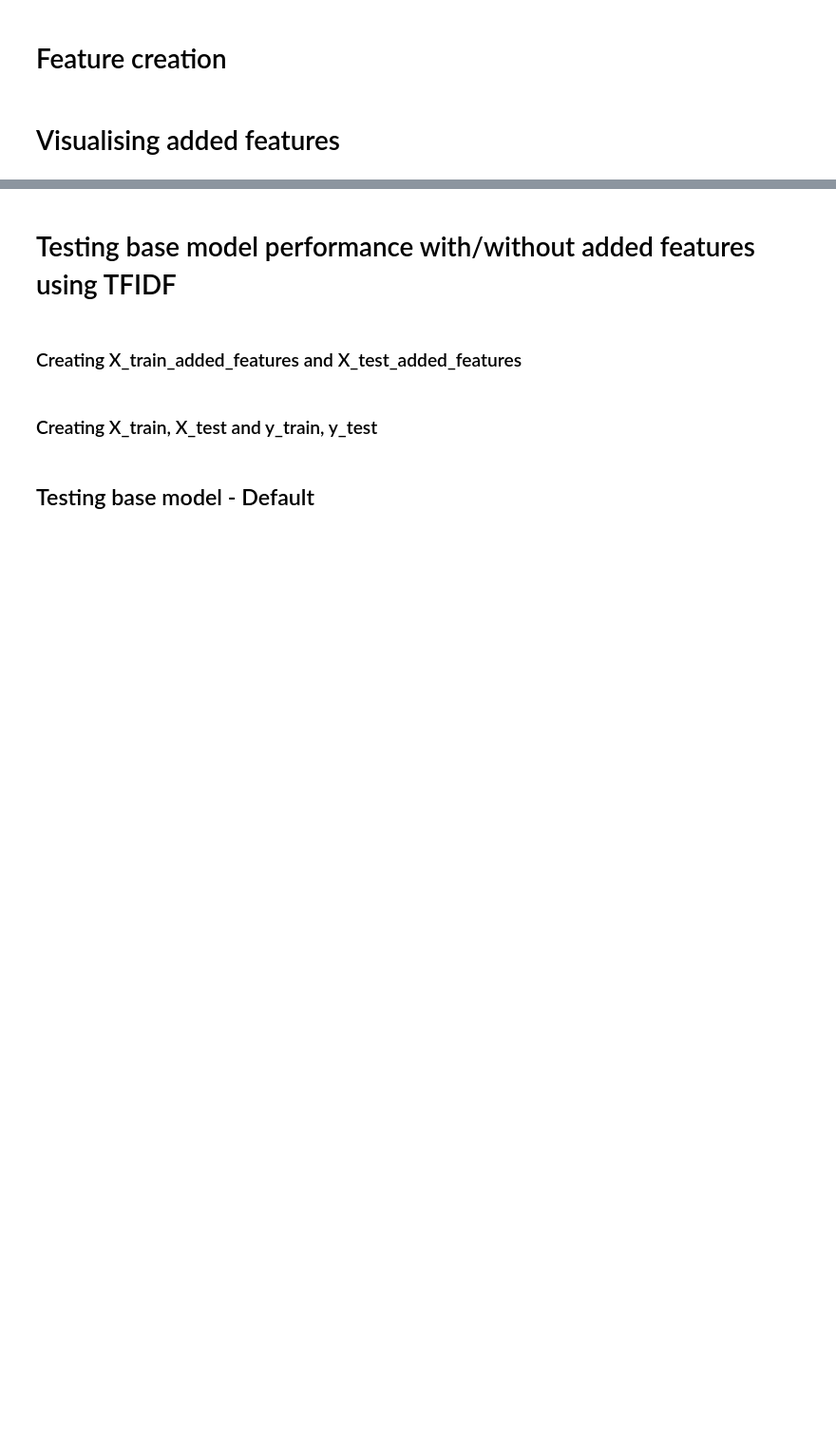
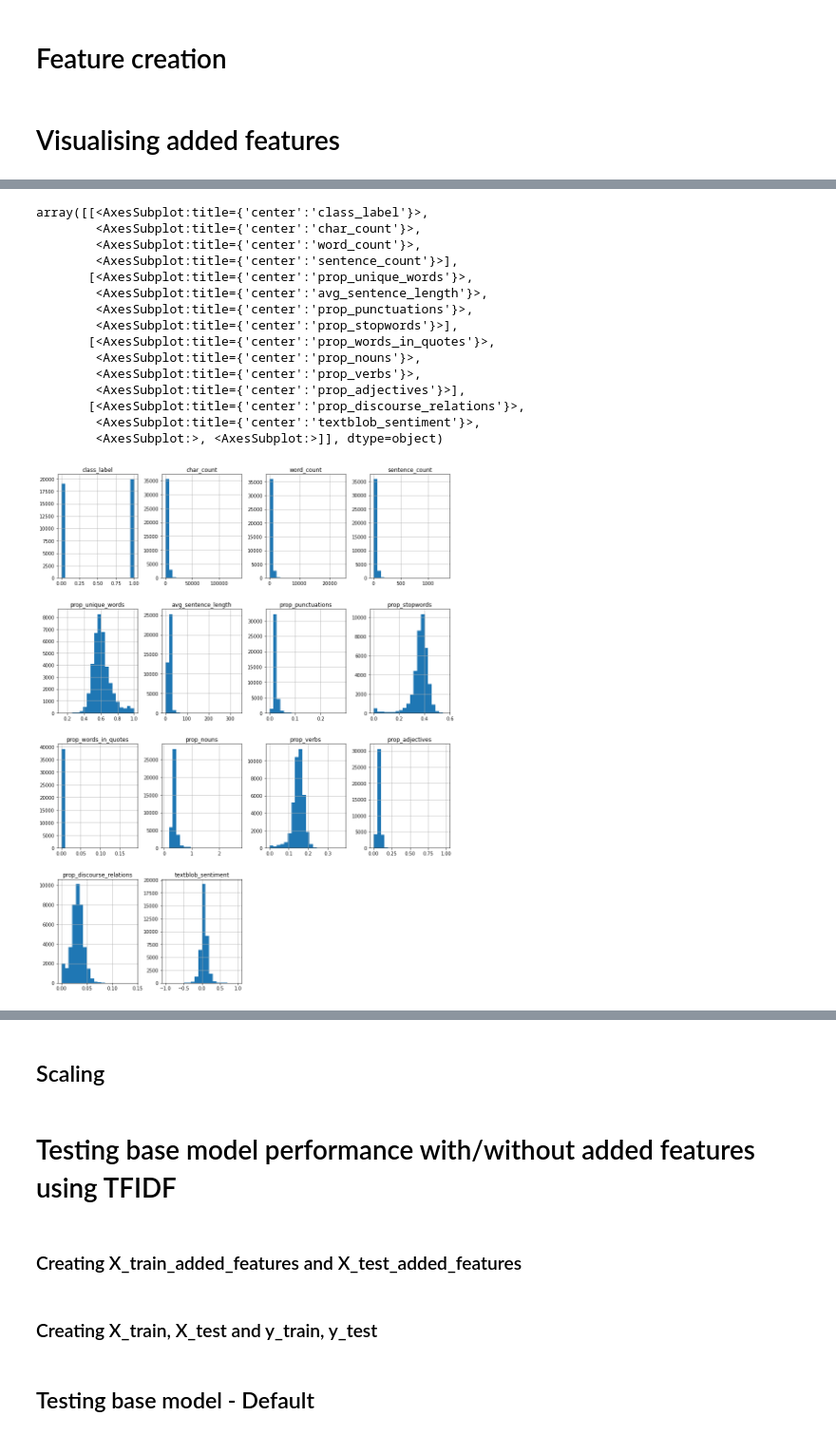
Before and after one commit to joshuawong96/Fake-News-Detection, a Jupyter notebook: Analysis/5. Feature Engineering.ipynb, the cells around one changed output, grey strips where cells are left out. Shown: that part at 95% size. Saved outputs shown, nothing was run; the diff lists cells and outputs as text; code cells hidden in the pictures; blank space fills up the shorter version.

Commit message:
updated feature engineering with data transformation and scaling

```diff
--- a/Analysis/5. Feature Engineering.ipynb
+++ b/Analysis/5. Feature Engineering.ipynb
@@ -50,6 +4,6 @@ from sklearn.preprocessing import MinMaxScaler
 # %%
-train_data = pd.read_csv("../Data/Combined data/train_data.csv", index_col=0)
-val_data = pd.read_csv("../Data/Combined data/val_data.csv", index_col=0)
+train_data = pd.read_csv("../Data/Combined data/train_data/train_data.csv", index_col=0)
+val_data = pd.read_csv("../Data/Combined data/validation_data.csv", index_col=0)
 test_data = pd.read_csv("../Data/Combined data/test_data.csv", index_col=0)
 # %% [markdown]
 # Feature creation
@@ -171,0 +170,4 @@ test_data_added_features.to_csv("../Data/Data with added features/test_data_adde
+# %%
+train_data_added_features = train_data_added_features_prop
+val_data_added_features = val_data_added_features_prop
+test_data_added_features = test_data_added_features_prop
@@ -171,0 +176,26 @@ test_data_added_features.to_csv("../Data/Data with added features/test_data_adde
+# %%
+def transform(df):
+    '''
+    Returns a new dataframe with skewed columns transformed(log base 10). No changes to columns that are not skewed.
+    '''
+    columns = df.columns
+    skewed_columns = []
+
+    print(f'-------- skewed columns --------')
+    for column in columns[3:]:
+        if df[column].skew() > 1 or df[column].skew() < -1:
+            skewed_columns.append(column)
+            print(column, round(df[column].skew(), 5))
+
+    for col in df:
+        if col in skewed_columns:
+            df[col] = np.where(df[col]>0, np.log10(df[col]), 0)
+        else:
+            df[col] = df[col]
+    return df
+
+np.seterr(divide = 'ignore') # Turns off warnings
+
+train_data_added_features_transformed = transform(train_data_added_features)
+val_data_added_features_transformed = transform(val_data_added_features)
+test_data_added_features_transformed = transform(test_data_added_features)
@@ -171,0 +220,24 @@ test_data_added_features.to_csv("../Data/Data with added features/test_data_adde
+# %%
+def plot_histograms(df):
+    columns = df.columns
+    return df[columns].hist(bins=20, figsize=(15,20), layout=(4,4))
+
+plot_histograms(train_data_added_features)
+plot_histograms(train_data_added_features_transformed)
+# %% [output]
+array([[<AxesSubplot:title={'center':'class_label'}>,
+        <AxesSubplot:title={'center':'char_count'}>,
+        <AxesSubplot:title={'center':'word_count'}>,
+        <AxesSubplot:title={'center':'sentence_count'}>],
+       [<AxesSubplot:title={'center':'prop_unique_words'}>,
+        <AxesSubplot:title={'center':'avg_sentence_length'}>,
+        <AxesSubplot:title={'center':'prop_punctuations'}>,
+        <AxesSubplot:title={'center':'prop_stopwords'}>],
+       [<AxesSubplot:title={'center':'prop_words_in_quotes'}>,
+        <AxesSubplot:title={'center':'prop_nouns'}>,
+        <AxesSubplot:title={'center':'prop_verbs'}>,
+        <AxesSubplot:title={'center':'prop_adjectives'}>],
+       [<AxesSubplot:title={'center':'prop_discourse_relations'}>,
+        <AxesSubplot:title={'center':'textblob_sentiment'}>,
+        <AxesSubplot:>, <AxesSubplot:>]], dtype=object)
+[figure, added]
@@ -171,0 +245,2 @@ test_data_added_features.to_csv("../Data/Data with added features/test_data_adde
+# %% [markdown]
+## Scaling
```
Also changed, not shown: parts of 13 cells of this notebook.
